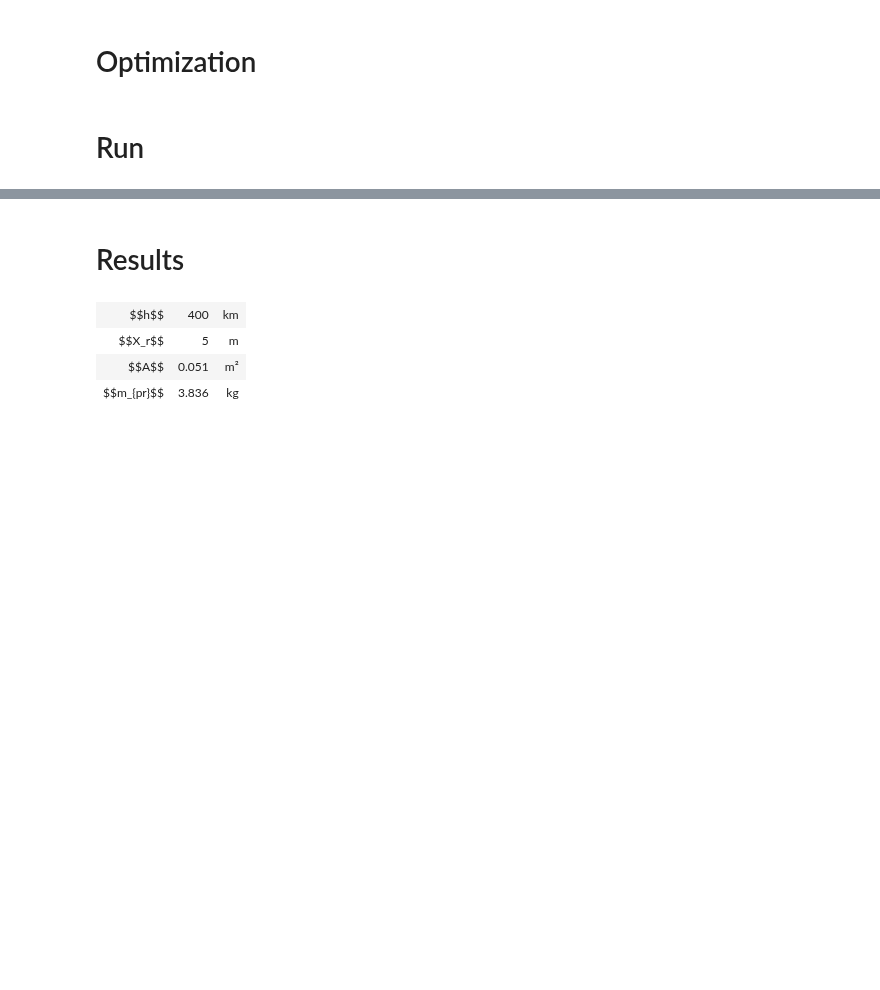
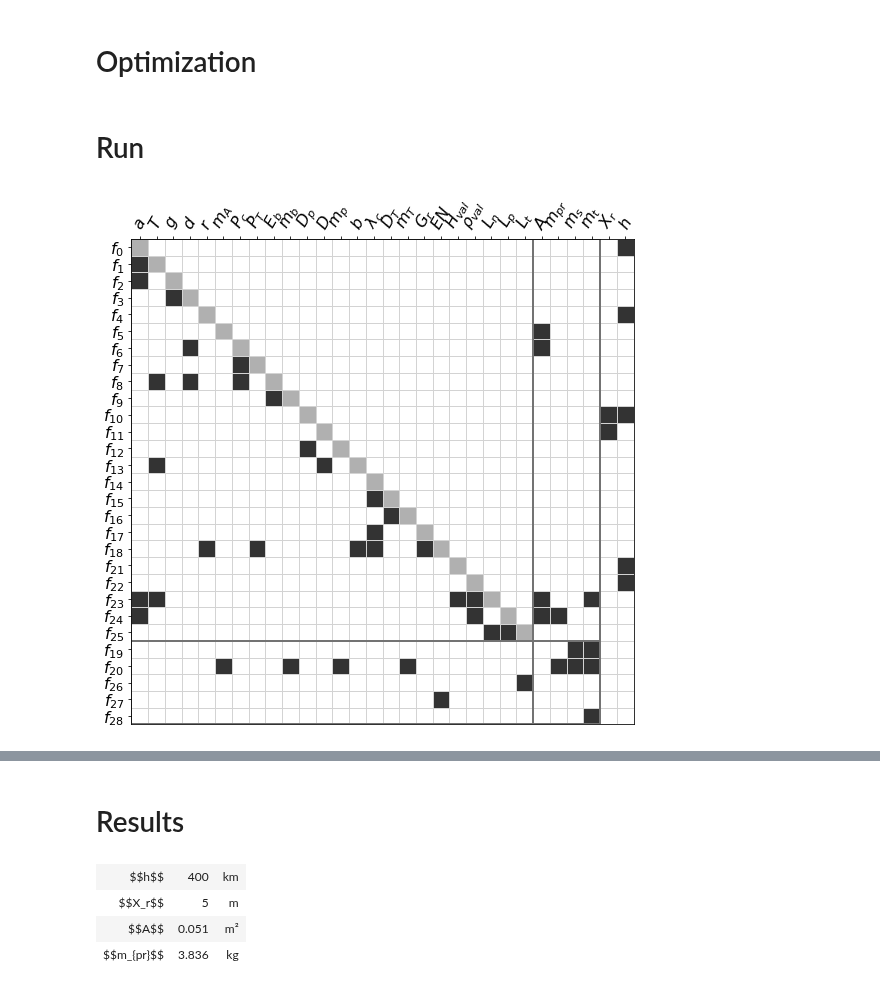
Before and after one commit to norheim/minimdo, a Jupyter notebook: minimdo/satellite/sat_thesis.ipynb, the cells around one changed output, grey strips where cells are left out. Drawn from its saved outputs; the diff is of its cells as text; code cells hidden in the pictures; blank space fills up the shorter version.

```diff
--- a/minimdo/satellite/sat_thesis.ipynb
+++ b/minimdo/satellite/sat_thesis.ipynb
@@ -160,6 +164,16 @@ DG = flat_graph_formulation(*edges)
 #merge_order = sort_scc(DG)
 #nedges, ntree = reorder_merge_solve(edges, tree, merge_order, 1, True)
 # to use this we also need to create residual components!
+# %%
+outset_initial = {comp: var[0] for comp,var in edges[1].items()}
+edges_feedback, tree_feedback = reformulate(edges, tree, outset_initial, root_solver_name=1, mdf=False)
+edges_feedback_noparam = edges_no_param(model, edges_feedback)
+# %%
+nodetyperepr_hsm = {VAR: '{}', COMP: 'f_{{{}}}', SOLVER: '{}'}
+namingfunc_hsm = namefromid(nodetyperepr_hsm)
+render_incidence(edges_feedback_noparam, tree_feedback, namingfunc_hsm, figsize=(9,9));
+# %% [output]
+[figure, added]
 # %%
 #components = [Component.fromsympy(right, tovar=left, component=key) for key,(left,right) in eqs.items()]
 #components += [Component.fromsympy(left-right, component=key, tovar=left if not left.forceunit else None, ignoretovar=True) for key,(left,right) in eqs.items()]
```
Also changed, not shown: parts of 16 cells of this notebook, 30 other files.
